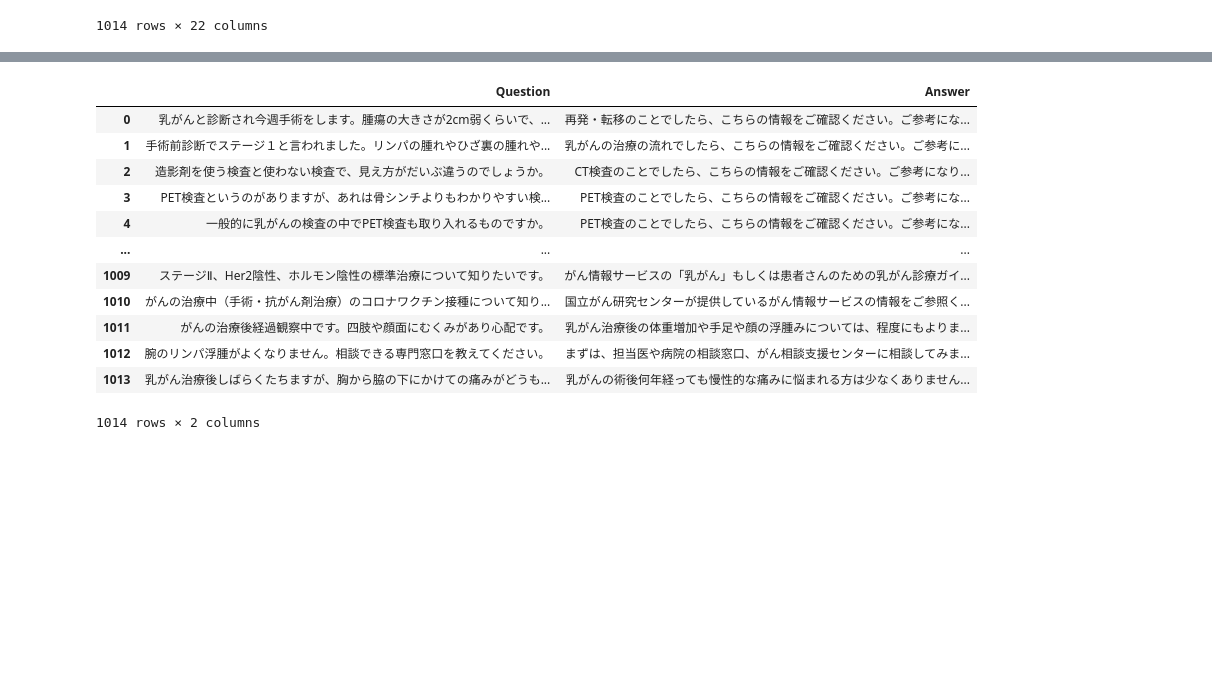
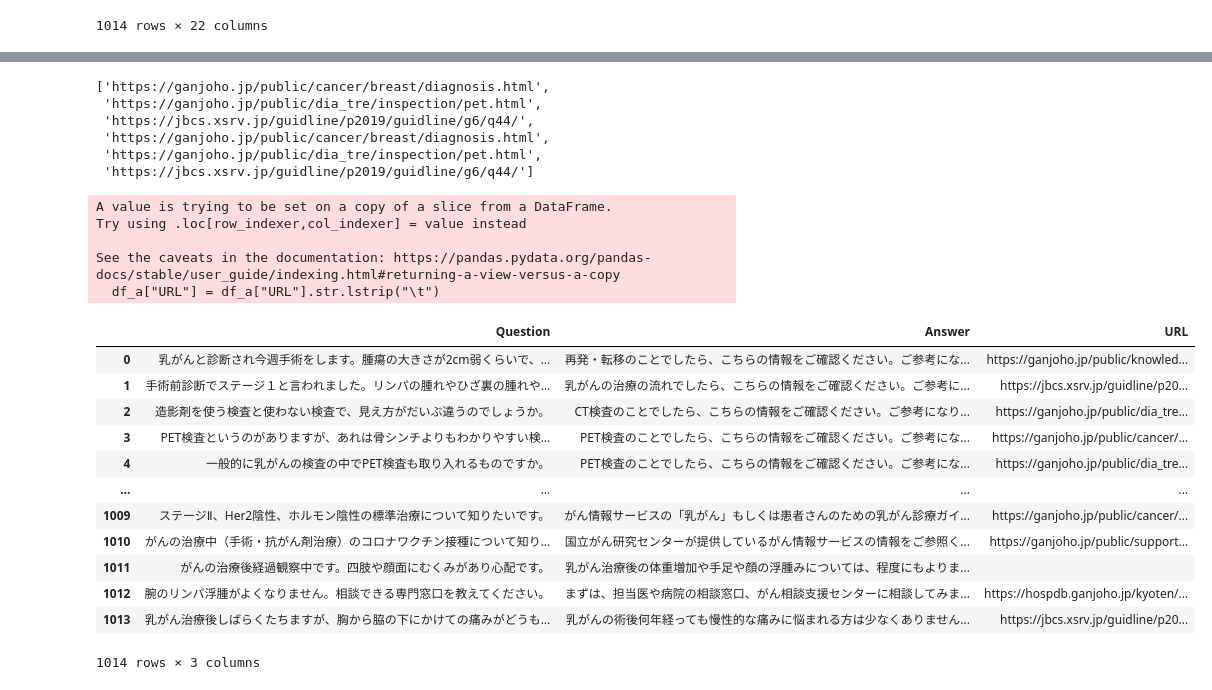
Before and after one commit to sociocom/ncc-web-bot, a Jupyter notebook: notebooks/make_qa_dataset.ipynb, the cells around one changed output, grey strips where cells are left out. Cells and saved outputs as stored; diff of their text form; code cells hidden in the pictures; blank space fills up the shorter version.

```diff
--- a/notebooks/make_qa_dataset.ipynb
+++ b/notebooks/make_qa_dataset.ipynb
@@ -21,0 +56,4 @@ df
+# %%
+df_a = df[["Question", "Answer", "URL1_がん情報サービス", "URL2_がん情報サービス", "URL3_がん情報サービス", "URL4_ガイドライン", "URL5_ガイドライン", "URL6_ガイドライン"]]
+# %%
+df_a["URL"] = df_a["URL1_がん情報サービス"].apply(lambda x: x if pd.notnull(x) else "")
@@ -21,0 +66,3 @@ df
+# %%
+for col in df_a.columns[3:]:
+    df_a["URL"] = df_a.apply(lambda x: x["URL"] + "\t" + x[col] if pd.notnull(x[col]) else x["URL"], axis=1)
@@ -22,16 +75,33 @@ df
+# %%
+df_a["URL"].iloc[3].split("\t")
+# %% [output]
+['https://ganjoho.jp/public/cancer/breast/diagnosis.html',
+ 'https://ganjoho.jp/public/dia_tre/inspection/pet.html',
+ 'https://jbcs.xsrv.jp/guidline/p2019/guidline/g6/q44/',
+ 'https://ganjoho.jp/public/cancer/breast/diagnosis.html',
+ 'https://ganjoho.jp/public/dia_tre/inspection/pet.html',
+ 'https://jbcs.xsrv.jp/guidline/p2019/guidline/g6/q44/']
+# %%
+df_a["URL"] = df_a["URL"].str.lstrip("\t")
+# %% [output]
+A value is trying to be set on a copy of a slice from a DataFrame.
+Try using .loc[row_indexer,col_indexer] = value instead
+
+See the caveats in the documentation: https://pandas.pydata.org/pandas-docs/stable/user_guide/indexing.html#returning-a-view-versus-a-copy
+  df_a["URL"] = df_a["URL"].str.lstrip("\t")
 # %%
-df[["Question", "Answer"]]
+df_a[["Question", "Answer", "URL"]]
 # %% [output]
-|  | Question | Answer |
-| 0 | 乳がんと診断され今週手術をします。腫瘍の大きさが2cm弱くらいで、... | 再発・転移のことでしたら、こちらの情報をご確認ください。ご参考にな... |
-| 1 | 手術前診断でステージ１と言われました。リンパの腫れやひざ裏の腫れや... | 乳がんの治療の流れでしたら、こちらの情報をご確認ください。ご参考に... |
-| 2 | 造影剤を使う検査と使わない検査で、見え方がだいぶ違うのでしょうか。 | CT検査のことでしたら、こちらの情報をご確認ください。ご参考になり... |
-| 3 | PET検査というのがありますが、あれは骨シンチよりもわかりやすい検... | PET検査のことでしたら、こちらの情報をご確認ください。ご参考にな... |
-| 4 | 一般的に乳がんの検査の中でPET検査も取り入れるものですか。 | PET検査のことでしたら、こちらの情報をご確認ください。ご参考にな... |
-| ... | ... | ... |
-| 1009 | ステージⅡ、Her2陰性、ホルモン陰性の標準治療について知りたいです。 | がん情報サービスの「乳がん」もしくは患者さんのための乳がん診療ガイ... |
-| 1010 | がんの治療中（手術・抗がん剤治療）のコロナワクチン接種について知り... | 国立がん研究センターが提供しているがん情報サービスの情報をご参照く... |
-| 1011 | がんの治療後経過観察中です。四肢や顔面にむくみがあり心配です。 | 乳がん治療後の体重増加や手足や顔の浮腫みについては、程度にもよりま... |
-| 1012 | 腕のリンパ浮腫がよくなりません。相談できる専門窓口を教えてください。 | まずは、担当医や病院の相談窓口、がん相談支援センターに相談してみま... |
-| 1013 | 乳がん治療後しばらくたちますが、胸から脇の下にかけての痛みがどうも... | 乳がんの術後何年経っても慢性的な痛みに悩まれる方は少なくありません... |
+|  | Question | Answer | URL |
+| 0 | 乳がんと診断され今週手術をします。腫瘍の大きさが2cm弱くらいで、... | 再発・転移のことでしたら、こちらの情報をご確認ください。ご参考にな... | https://ganjoho.jp/public/knowled... |
+| 1 | 手術前診断でステージ１と言われました。リンパの腫れやひざ裏の腫れや... | 乳がんの治療の流れでしたら、こちらの情報をご確認ください。ご参考に... | https://jbcs.xsrv.jp/guidline/p20... |
+| 2 | 造影剤を使う検査と使わない検査で、見え方がだいぶ違うのでしょうか。 | CT検査のことでしたら、こちらの情報をご確認ください。ご参考になり... | https://ganjoho.jp/public/dia_tre... |
+| 3 | PET検査というのがありますが、あれは骨シンチよりもわかりやすい検... | PET検査のことでしたら、こちらの情報をご確認ください。ご参考にな... | https://ganjoho.jp/public/cancer/... |
+| 4 | 一般的に乳がんの検査の中でPET検査も取り入れるものですか。 | PET検査のことでしたら、こちらの情報をご確認ください。ご参考にな... | https://ganjoho.jp/public/dia_tre... |
+| ... | ... | ... | ... |
+| 1009 | ステージⅡ、Her2陰性、ホルモン陰性の標準治療について知りたいです。 | がん情報サービスの「乳がん」もしくは患者さんのための乳がん診療ガイ... | https://ganjoho.jp/public/cancer/... |
+| 1010 | がんの治療中（手術・抗がん剤治療）のコロナワクチン接種について知り... | 国立がん研究センターが提供しているがん情報サービスの情報をご参照く... | https://ganjoho.jp/public/support... |
+| 1011 | がんの治療後経過観察中です。四肢や顔面にむくみがあり心配です。 | 乳がん治療後の体重増加や手足や顔の浮腫みについては、程度にもよりま... |  |
+| 1012 | 腕のリンパ浮腫がよくなりません。相談できる専門窓口を教えてください。 | まずは、担当医や病院の相談窓口、がん相談支援センターに相談してみま... | https://hospdb.ganjoho.jp/kyoten/... |
+| 1013 | 乳がん治療後しばらくたちますが、胸から脇の下にかけての痛みがどうも... | 乳がんの術後何年経っても慢性的な痛みに悩まれる方は少なくありません... | https://jbcs.xsrv.jp/guidline/p20... |
-1014 rows × 2 columns
+1014 rows × 3 columns
```
Also changed, not shown: parts of 14 cells of this notebook, 11 other files.
